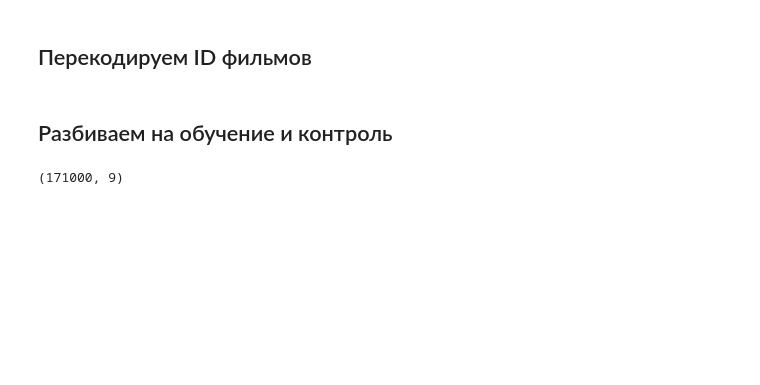
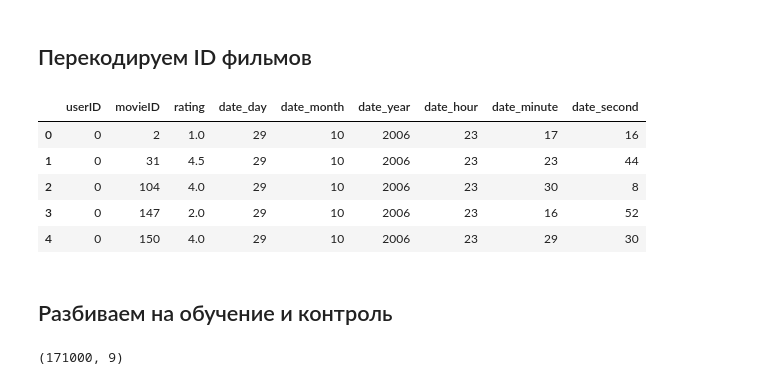
Before and after one commit to shestakoff/minor_da_2017, a Jupyter notebook: seminar14-recsys-proc.ipynb, the cells around one changed output. Cells and saved outputs as stored; diff of their text form; code cells hidden in the pictures; blank space fills up the shorter version.

```diff
--- a/seminar14-recsys-proc.ipynb
+++ b/seminar14-recsys-proc.ipynb
@@ -80,6 +89,15 @@ n_users = df_rates.userID.nunique()
 # %%
 df_rates.loc[:, 'movieID'] = mov_enc.transform(df_rates.movieID.values)
 df_rates.loc[:, 'userID'] = user_enc.transform(df_rates.userID.values)
+# %%
+df_rates.head()
+# %% [output]
+|  | userID | movieID | rating | date_day | date_month | date_year | date_hour | date_minute | date_second |
+| 0 | 0 | 2 | 1.0 | 29 | 10 | 2006 | 23 | 17 | 16 |
+| 1 | 0 | 31 | 4.5 | 29 | 10 | 2006 | 23 | 23 | 44 |
+| 2 | 0 | 104 | 4.0 | 29 | 10 | 2006 | 23 | 30 | 8 |
+| 3 | 0 | 147 | 2.0 | 29 | 10 | 2006 | 23 | 16 | 52 |
+| 4 | 0 | 150 | 4.0 | 29 | 10 | 2006 | 23 | 29 | 30 |
 # %% [markdown]
 ## Разбиваем на обучение и контроль
 # %%
```
Also changed, not shown: parts of 26 cells of this notebook.
